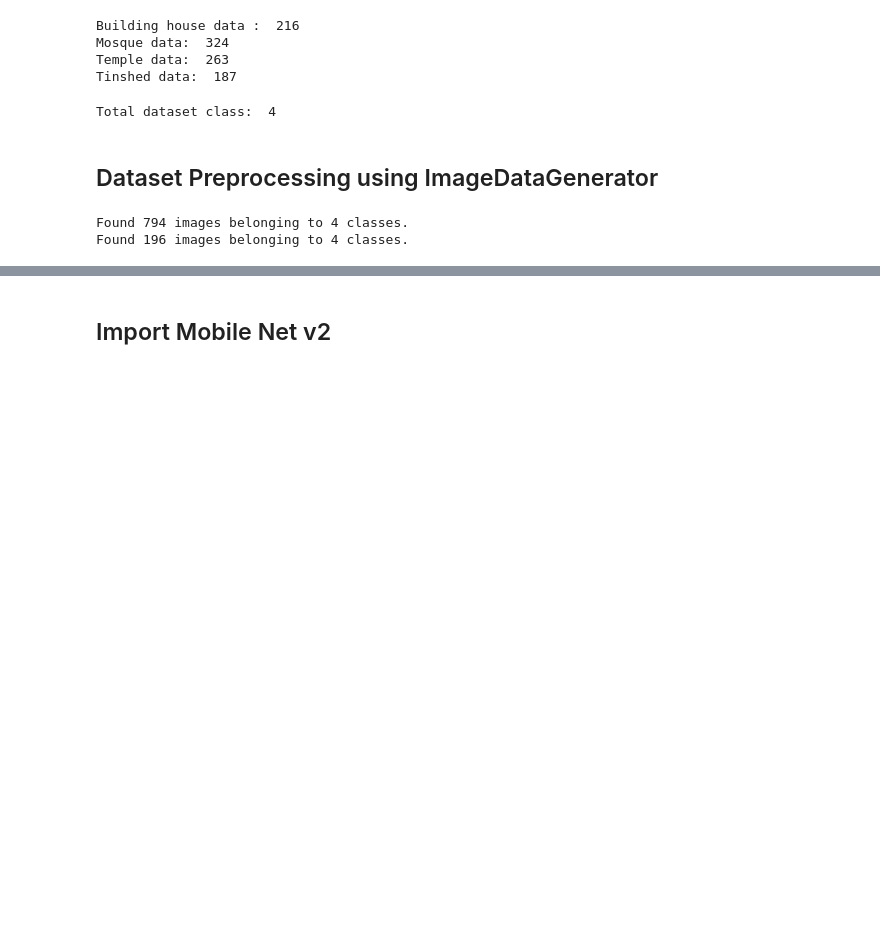
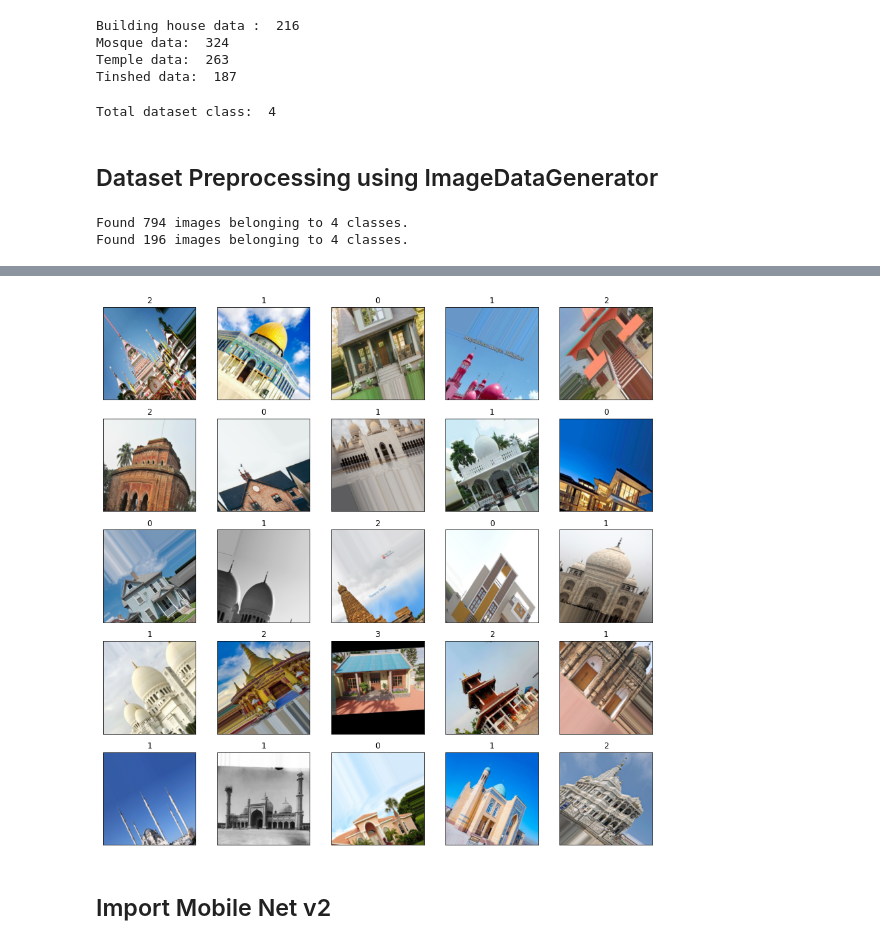
Before and after one commit to FaisalAhmedBijoy/A-Study-on-Building-Infrastructure-Recognition-Using-Deep-Learning-Methods, a Jupyter notebook: Transfer learning Mobile Net v2.ipynb, the cells around one changed output, grey strips where cells are left out. Saved outputs shown, nothing was run; the diff lists cells and outputs as text; code cells hidden in the pictures; blank space fills up the shorter version.

```diff
--- a/Transfer learning Mobile Net v2.ipynb
+++ b/Transfer learning Mobile Net v2.ipynb
@@ -65,3 +71,19 @@ Found 196 images belonging to 4 classes.
+# %%
+x,y=train_dataset.next()
+fig=plt.figure(figsize=(15,15))
+rows=5
+cols=5
+for i in range(rows*cols):
+    fig.add_subplot(rows,cols,i+1)
+    image=x[i]
+    plt.imshow(image)
+    plt.title(np.argmax(y[i]))
+    plt.xticks([])
+    plt.yticks([])
+
+plt.show()
+# %% [output]
+[figure, added]
 # %% [markdown]
 ## Import Mobile Net v2
 # %%
```
Also changed, not shown: parts of 74 cells of this notebook.
